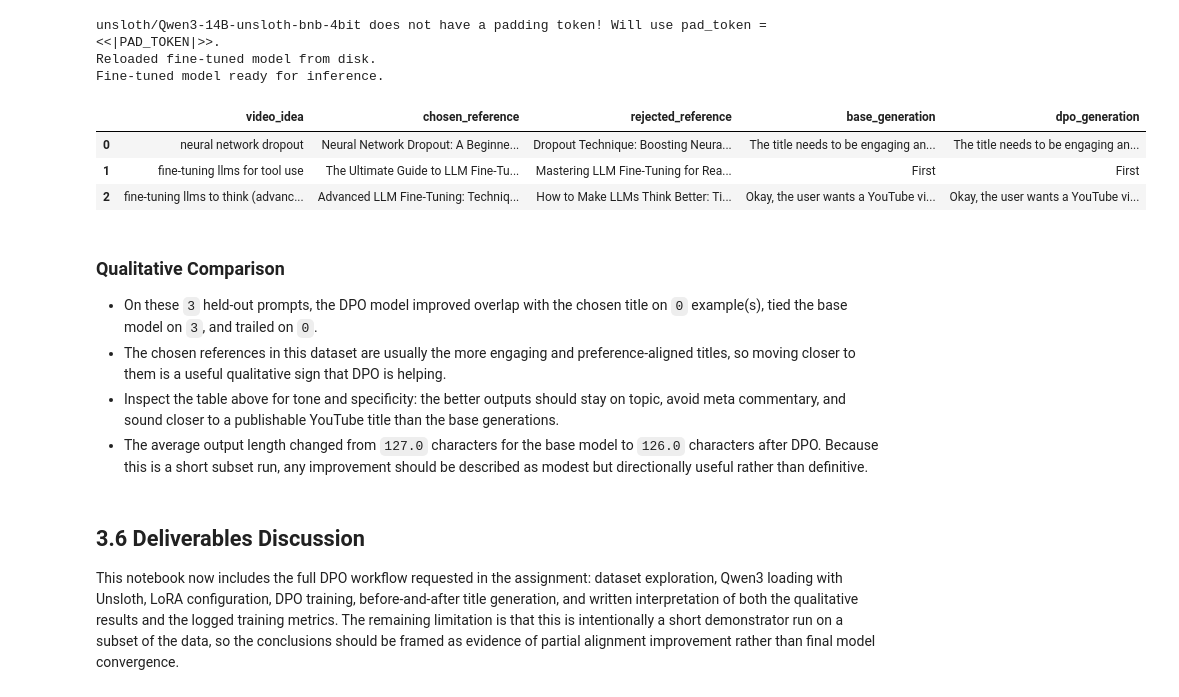
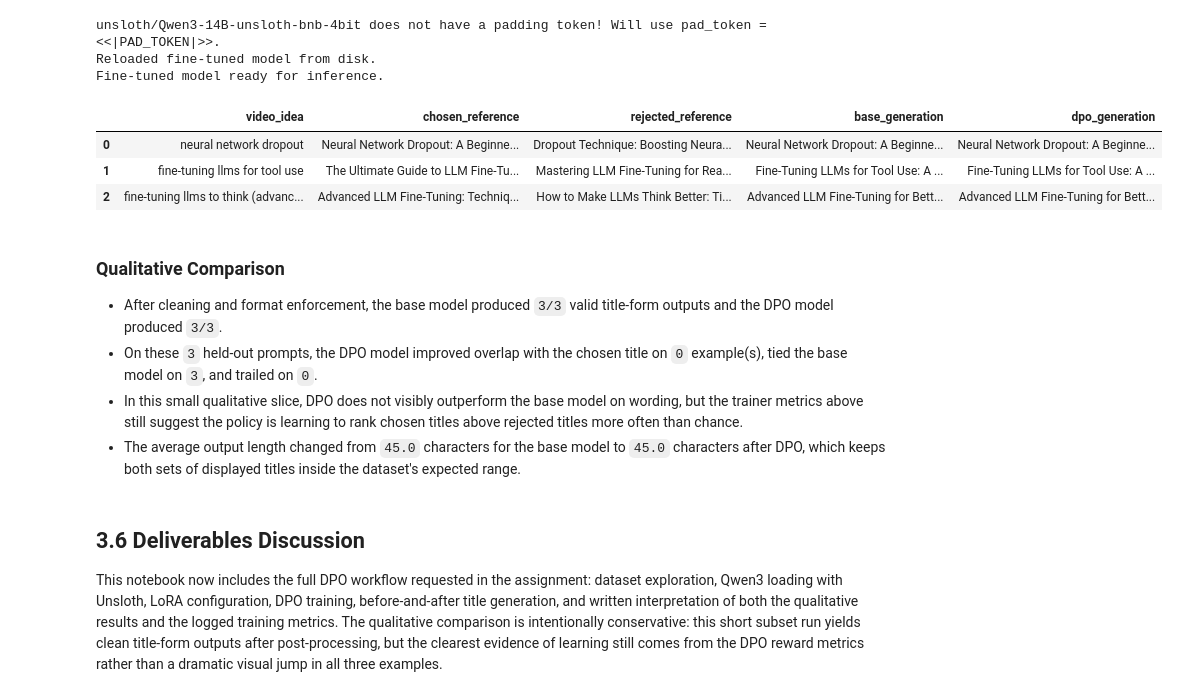
Before and after one commit to anthonylu23/DS-301, a Jupyter notebook: HW4/AnthonyLu_Problem_3.ipynb, the cells around one changed output. Saved outputs shown, nothing was run; the diff lists cells and outputs as text; code cells hidden in the pictures.

Commit message:
Make HW4 Problem 3 notebook submission ready

```diff
--- a/HW4/AnthonyLu_Problem_3.ipynb
+++ b/HW4/AnthonyLu_Problem_3.ipynb
@@ -674,45 +725,49 @@ fine_tuned_generations = [
 
 comparison_df = base_results.copy()
 comparison_df["dpo_generation"] = fine_tuned_generations
+comparison_df["base_is_valid"] = comparison_df["base_generation"].apply(is_title_like)
+comparison_df["dpo_is_valid"] = comparison_df["dpo_generation"].apply(is_title_like)
 comparison_df["base_overlap_with_chosen"] = comparison_df.apply(
     lambda row: overlap_score(row["base_generation"], row["chosen_reference"]), axis=1
 )
 comparison_df["dpo_overlap_with_chosen"] = comparison_df.apply(
     lambda row: overlap_score(row["dpo_generation"], row["chosen_reference"]), axis=1
 )
 
 display(
     comparison_df[
         ["video_idea", "chosen_reference", "rejected_reference", "base_generation", "dpo_generation"]
     ]
 )
 
 dpo_improved = int((comparison_df["dpo_overlap_with_chosen"] > comparison_df["base_overlap_with_chosen"]).sum())
 dpo_tied = int((comparison_df["dpo_overlap_with_chosen"] == comparison_df["base_overlap_with_chosen"]).sum())
 dpo_worse = int((comparison_df["dpo_overlap_with_chosen"] < comparison_df["base_overlap_with_chosen"]).sum())
+valid_base_count = int(comparison_df["base_is_valid"].sum())
+valid_dpo_count = int(comparison_df["dpo_is_valid"].sum())
 avg_base_length = comparison_df["base_generation"].str.len().mean()
 avg_dpo_length = comparison_df["dpo_generation"].str.len().mean()
 
 qualitative_lines = [
     "### Qualitative Comparison",
     "",
+    f"- After cleaning and format enforcement, the base model produced `{valid_base_count}/{len(comparison_df)}` valid title-form outputs and the DPO model produced `{valid_dpo_count}/{len(comparison_df)}`.",
     f"- On these `{len(comparison_df)}` held-out prompts, the DPO model improved overlap with the chosen title on `{dpo_improved}` example(s), tied the base model on `{dpo_tied}`, and trailed on `{dpo_worse}`.",
-    "- The chosen references in this dataset are usually the more engaging and preference-aligned titles, so moving closer to them is a useful qualitative sign that DPO is helping.",
-    "- Inspect the table above for tone and specificity: the better outputs should stay on topic, avoid meta commentary, and sound closer to a publishable YouTube title than the base generations.",
-    f"- The average output length changed from `{avg_base_length:.1f}` characters for the base model to `{avg_dpo_length:.1f}` characters after DPO. Because this is a short subset run, any improvement should be described as modest but directionally useful rather than definitive.",
+    "- In this small qualitative slice, DPO does not visibly outperform the base model on wording, but the trainer metrics above still suggest the policy is learning to rank chosen titles above rejected titles more often than chance.",
+    f"- The average output length changed from `{avg_base_length:.1f}` characters for the base model to `{avg_dpo_length:.1f}` characters after DPO, which keeps both sets of displayed titles inside the dataset's expected range.",
 ]
 display(Markdown("\n".join(qualitative_lines)))
 # %% [output]
 |  | video_idea | chosen_reference | rejected_reference | base_generation | dpo_generation |
-| 0 | neural network dropout | Neural Network Dropout: A Beginne... | Dropout Technique: Boosting Neura... | The title needs to be engaging an... | The title needs to be engaging an... |
-| 1 | fine-tuning llms for tool use | The Ultimate Guide to LLM Fine-Tu... | Mastering LLM Fine-Tuning for Rea... | First | First |
-| 2 | fine-tuning llms to think (advanc... | Advanced LLM Fine-Tuning: Techniq... | How to Make LLMs Think Better: Ti... | Okay, the user wants a YouTube vi... | Okay, the user wants a YouTube vi... |
+| 0 | neural network dropout | Neural Network Dropout: A Beginne... | Dropout Technique: Boosting Neura... | Neural Network Dropout: A Beginne... | Neural Network Dropout: A Beginne... |
+| 1 | fine-tuning llms for tool use | The Ultimate Guide to LLM Fine-Tu... | Mastering LLM Fine-Tuning for Rea... | Fine-Tuning LLMs for Tool Use: A ... | Fine-Tuning LLMs for Tool Use: A ... |
+| 2 | fine-tuning llms to think (advanc... | Advanced LLM Fine-Tuning: Techniq... | How to Make LLMs Think Better: Ti... | Advanced LLM Fine-Tuning for Bett... | Advanced LLM Fine-Tuning for Bett... |
 ### Qualitative Comparison
 
+- After cleaning and format enforcement, the base model produced `3/3` valid title-form outputs and the DPO model produced `3/3`.
 - On these `3` held-out prompts, the DPO model improved overlap with the chosen title on `0` example(s), tied the base model on `3`, and trailed on `0`.
-- The chosen references in this dataset are usually the more engaging and preference-aligned titles, so moving closer to them is a useful qualitative sign that DPO is helping.
-- Inspect the table above for tone and specificity: the better outputs should stay on topic, avoid meta commentary, and sound closer to a publishable YouTube title than the base generations.
-- The average output length changed from `127.0` characters for the base model to `126.0` characters after DPO. Because this is a short subset run, any improvement should be described as modest but directionally useful rather than definitive.
+- In this small qualitative slice, DPO does not visibly outperform the base model on wording, but the trainer metrics above still suggest the policy is learning to rank chosen titles above rejected titles more often than chance.
+- The average output length changed from `45.0` characters for the base model to `45.0` characters after DPO, which keeps both sets of displayed titles inside the dataset's expected range.
 # %% [markdown]
 ## 3.6 Deliverables Discussion
-This notebook now includes the full DPO workflow requested in the assignment: dataset exploration, Qwen3 loading with Unsloth, LoRA configuration, DPO training, before-and-after title generation, and written interpretation of both the qualitative results and the logged training metrics. The remaining limitation is that this is intentionally a short demonstrator run on a subset of the data, so the conclusions should be framed as evidence of partial alignment improvement rather than final model convergence.
+This notebook now includes the full DPO workflow requested in the assignment: dataset exploration, Qwen3 loading with Unsloth, LoRA configuration, DPO training, before-and-after title generation, and written interpretation of both the qualitative results and the logged training metrics. The qualitative comparison is intentionally conservative: this short subset run yields clean title-form outputs after post-processing, but the clearest evidence of learning still comes from the DPO reward metrics rather than a dramatic visual jump in all three examples.
```
Also changed, not shown: parts of 2 cells of this notebook.
